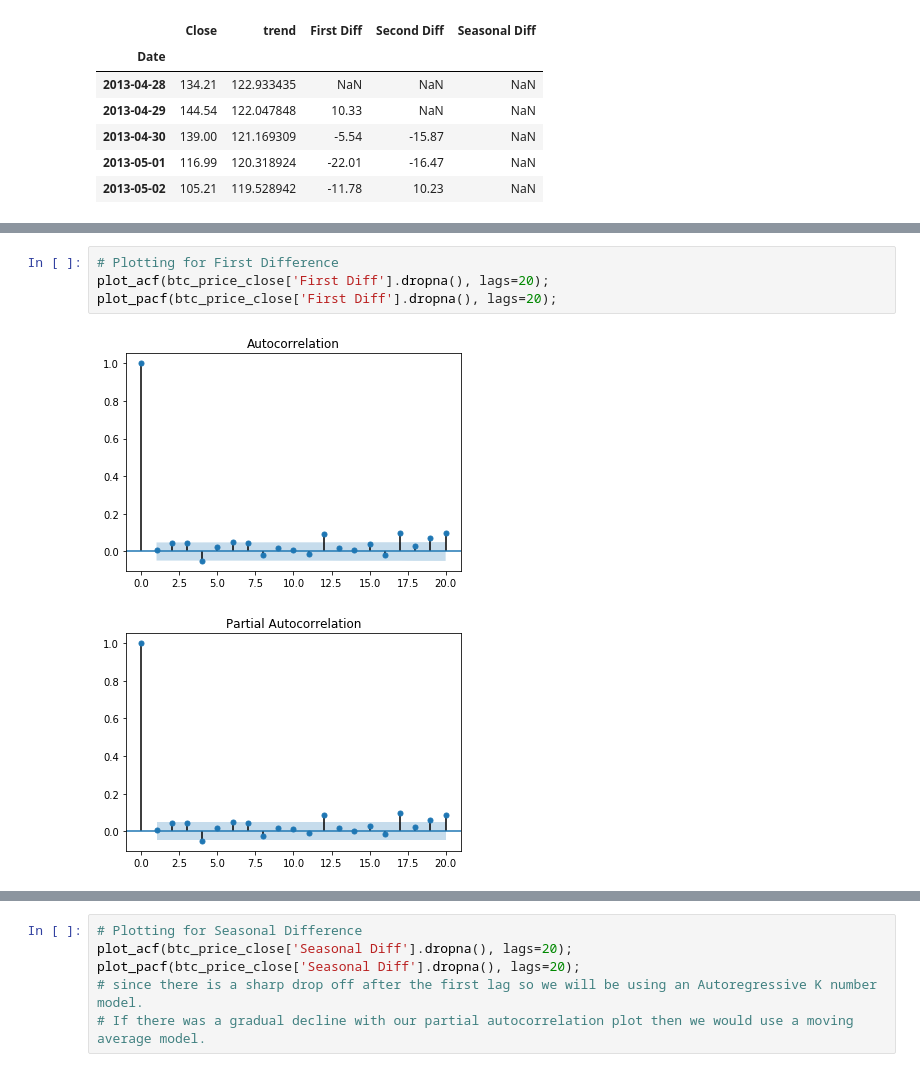
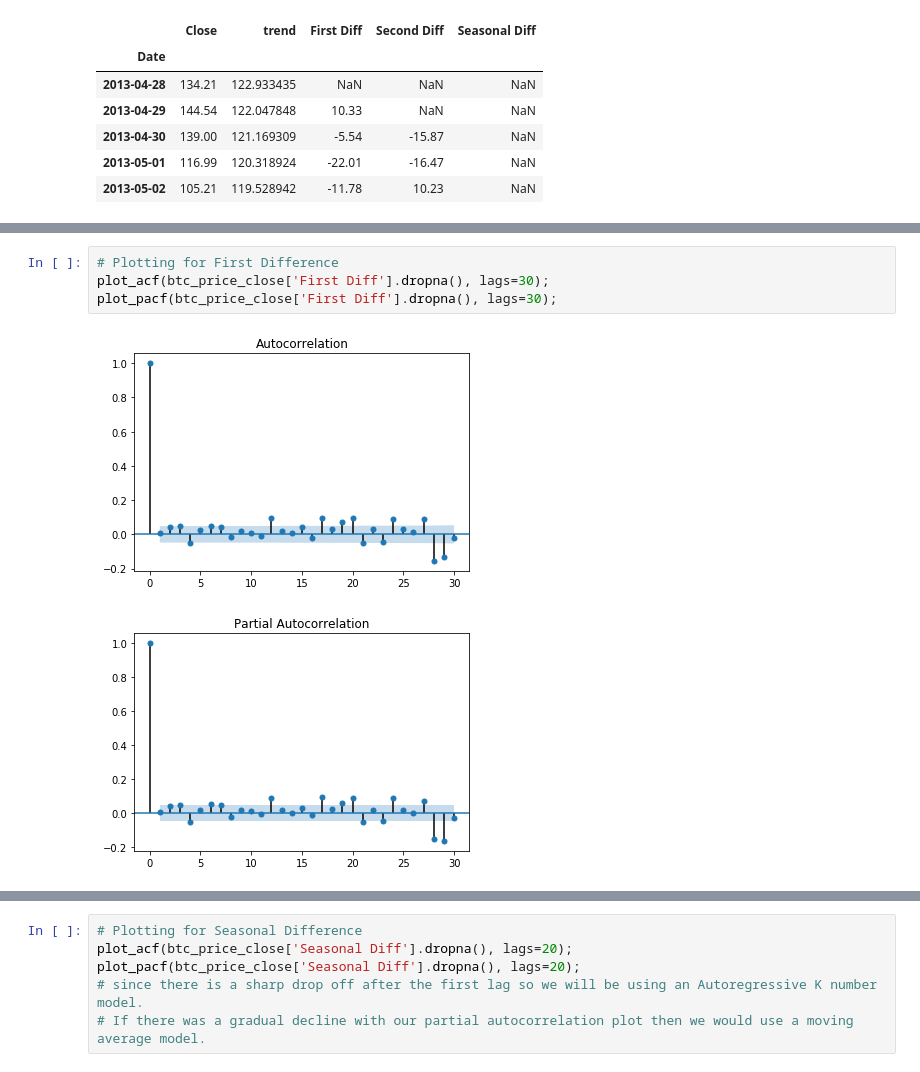
Before and after one commit to mparayil/Forecasting-Cryptocurrency-Prices, a Jupyter notebook: Capstone - Part 2.ipynb, the cells around one changed output, grey strips where cells are left out. Drawn from its saved outputs; the diff is of its cells as text.

```diff
--- a/Capstone - Part 2.ipynb
+++ b/Capstone - Part 2.ipynb
@@ -542,9 +647,9 @@ plot_pacf(btc_price_close['Close'].dropna(), lags=20);
 # %%
 # Plotting for First Difference
-plot_acf(btc_price_close['First Diff'].dropna(), lags=20);
-plot_pacf(btc_price_close['First Diff'].dropna(), lags=20);
+plot_acf(btc_price_close['First Diff'].dropna(), lags=30);
+plot_pacf(btc_price_close['First Diff'].dropna(), lags=30);
 # %% [output]
-[figure, old version]
+[figure, new version]
-[figure, old version]
+[figure, new version]
 # %%
 # Plotting for Second Difference
```
Also changed, not shown: parts of 71 cells of this notebook, 2 other files.
